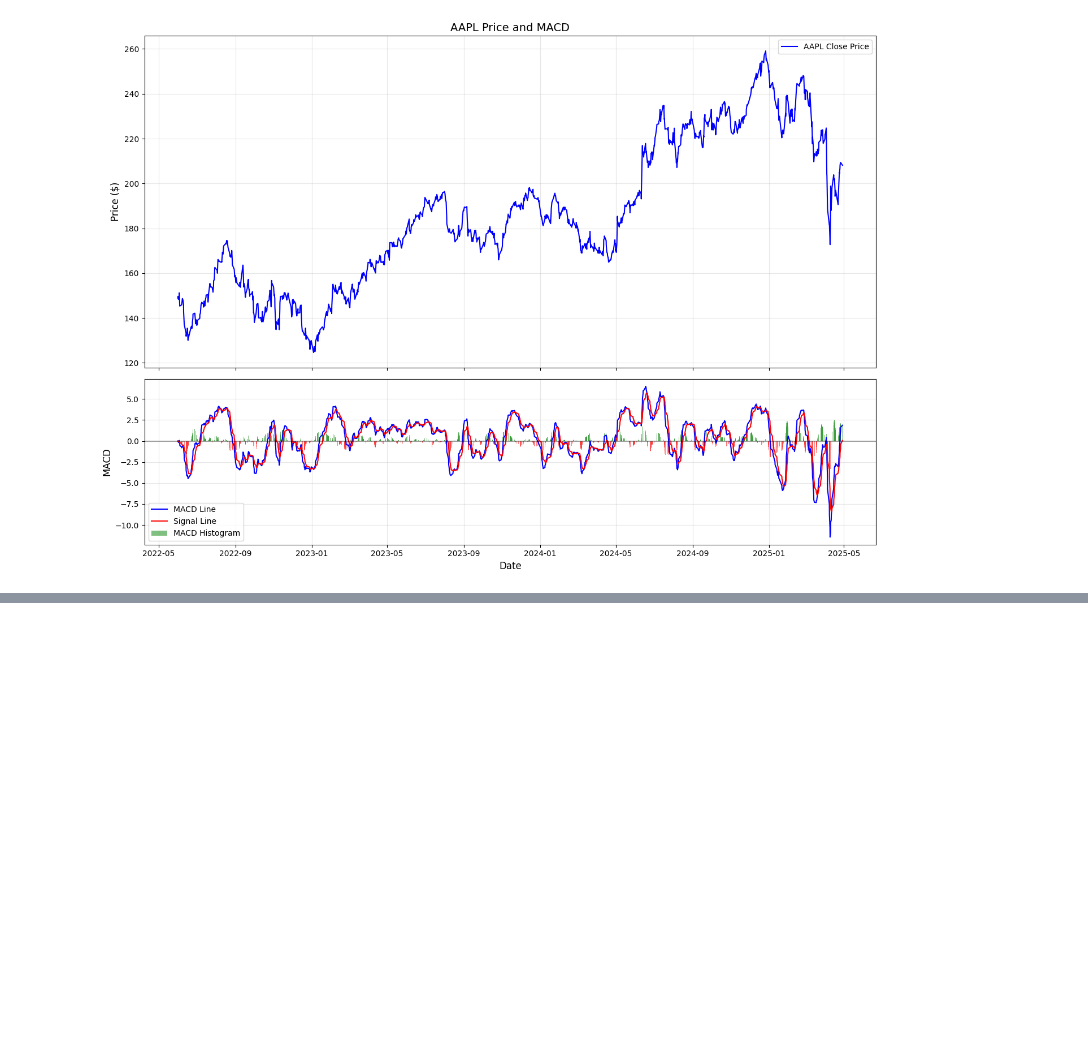
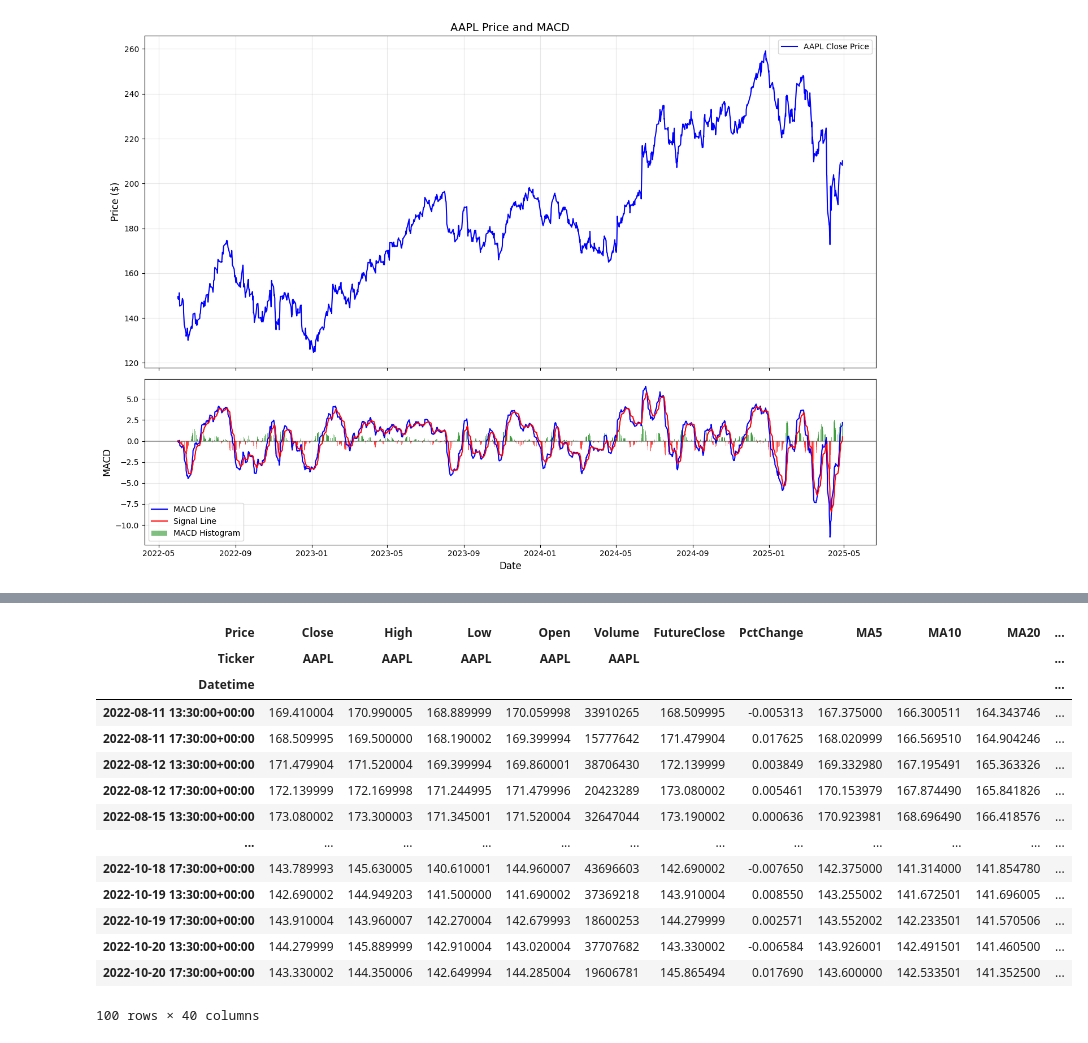
Before and after one commit to erick-dsnk/stock-predictor, a Jupyter notebook: stocks.ipynb, the cells around one changed output, grey strips where cells are left out. Cells and saved outputs as stored; diff of their text form; code cells hidden in the pictures; blank space fills up the shorter version.

```diff
--- a/stocks.ipynb
+++ b/stocks.ipynb
@@ -362,0 +366,41 @@ plt.show()
+# %%
+def add_mfi(df: pd.DataFrame, period=14):
+  typical_price = (df["High"] + df["Low"] + df["Close"]) / 3
+
+  raw_money_flow = typical_price * df["Volume"]
+
+  delta_tp = typical_price.diff()
+
+  pos_flow = raw_money_flow.where(delta_tp > 0, 0.0)
+  neg_flow = raw_money_flow.where(delta_tp < 0, 0.0)
+
+  pos_sum = pos_flow.rolling(window=period).sum()
+  neg_sum = neg_flow.rolling(window=period).sum()
+
+  money_flow_ratio = pos_sum / (neg_sum + 1e-9) # avoid div by zero
+
+  money_flow_index = 100 - (100 / (1 + money_flow_ratio))
+
+  df["MFI"] = money_flow_index
+
+  return df
+
+data = add_mfi(data)
+
+data.iloc[100:200]
+# %% [output]
+| Price | Close | High | Low | Open | Volume | FutureClose | PctChange | MA5 | MA10 | MA20 | ... |
+| Ticker | AAPL | AAPL | AAPL | AAPL | AAPL |  |  |  |  |  | ... |
+| Datetime |  |  |  |  |  |  |  |  |  |  | ... |
+| 2022-08-11 13:30:00+00:00 | 169.410004 | 170.990005 | 168.889999 | 170.059998 | 33910265 | 168.509995 | -0.005313 | 167.375000 | 166.300511 | 164.343746 | ... |
+| 2022-08-11 17:30:00+00:00 | 168.509995 | 169.500000 | 168.190002 | 169.399994 | 15777642 | 171.479904 | 0.017625 | 168.020999 | 166.569510 | 164.904246 | ... |
+| 2022-08-12 13:30:00+00:00 | 171.479904 | 171.520004 | 169.399994 | 169.860001 | 38706430 | 172.139999 | 0.003849 | 169.332980 | 167.195491 | 165.363326 | ... |
+| 2022-08-12 17:30:00+00:00 | 172.139999 | 172.169998 | 171.244995 | 171.479996 | 20423289 | 173.080002 | 0.005461 | 170.153979 | 167.874490 | 165.841826 | ... |
+| 2022-08-15 13:30:00+00:00 | 173.080002 | 173.300003 | 171.345001 | 171.520004 | 32647044 | 173.190002 | 0.000636 | 170.923981 | 168.696490 | 166.418576 | ... |
+| ... | ... | ... | ... | ... | ... | ... | ... | ... | ... | ... | ... |
+| 2022-10-18 17:30:00+00:00 | 143.789993 | 145.630005 | 140.610001 | 144.960007 | 43696603 | 142.690002 | -0.007650 | 142.375000 | 141.314000 | 141.854780 | ... |
+| 2022-10-19 13:30:00+00:00 | 142.690002 | 144.949203 | 141.500000 | 141.690002 | 37369218 | 143.910004 | 0.008550 | 143.255002 | 141.672501 | 141.696005 | ... |
+| 2022-10-19 17:30:00+00:00 | 143.910004 | 143.960007 | 142.270004 | 142.679993 | 18600253 | 144.279999 | 0.002571 | 143.552002 | 142.233501 | 141.570506 | ... |
+| 2022-10-20 13:30:00+00:00 | 144.279999 | 145.889999 | 142.910004 | 143.020004 | 37707682 | 143.330002 | -0.006584 | 143.926001 | 142.491501 | 141.460500 | ... |
+| 2022-10-20 17:30:00+00:00 | 143.330002 | 144.350006 | 142.649994 | 144.285004 | 19606781 | 145.865494 | 0.017690 | 143.600000 | 142.533501 | 141.352500 | ... |
+100 rows × 40 columns
```
Also changed, not shown: parts of 9 cells of this notebook.
